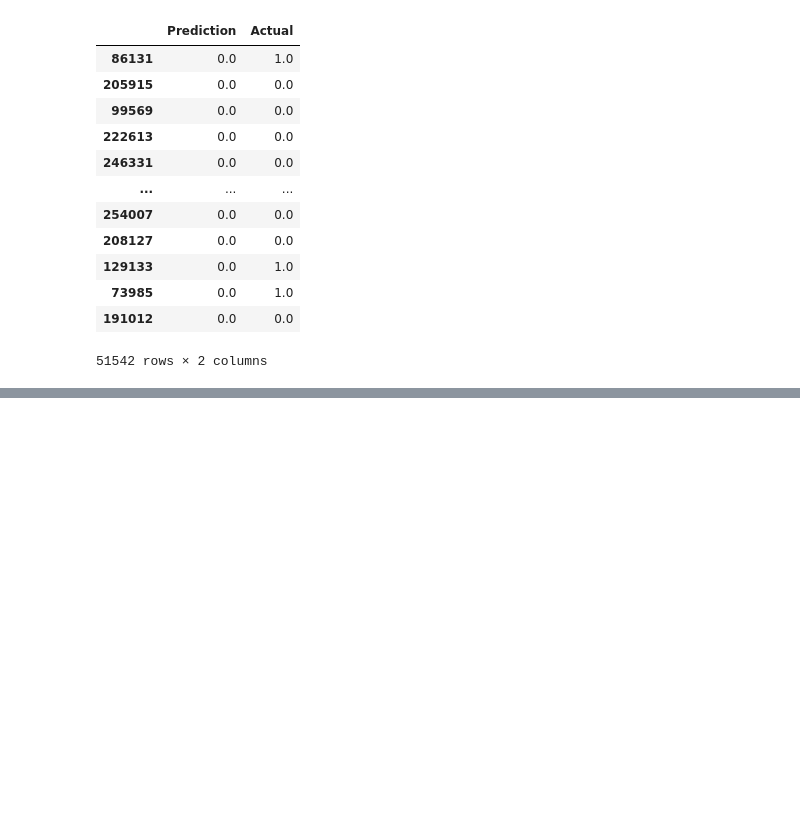
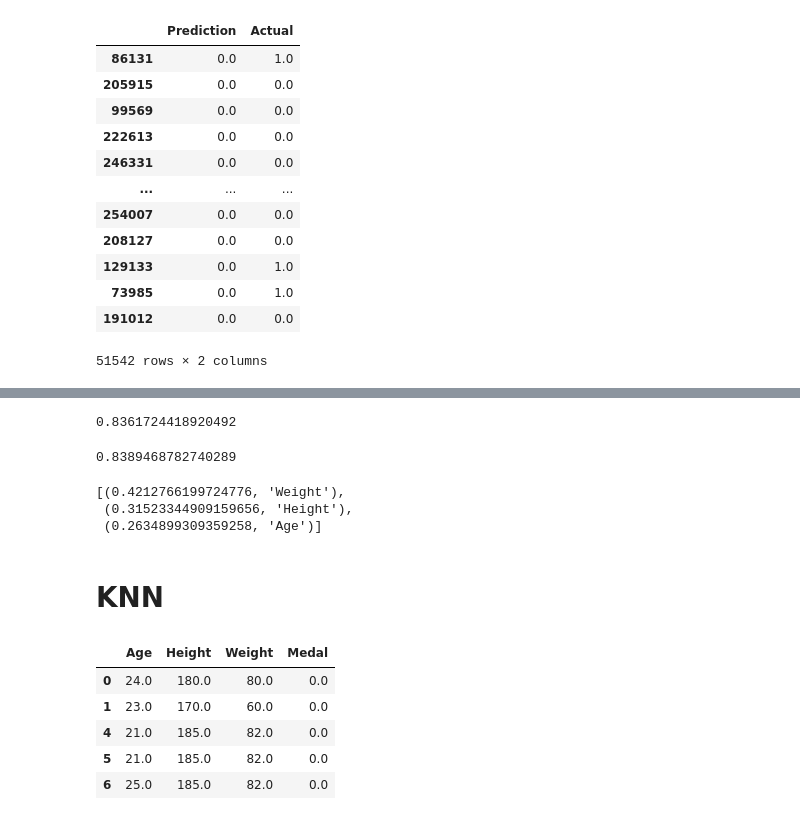
Before and after one commit to diannejardinez/Olympic_Data_machine_learning, a Jupyter notebook: olympic medalists.ipynb, the cells around one changed output, grey strips where cells are left out. Drawn from its saved outputs; the diff is of its cells as text; code cells hidden in the pictures; blank space fills up the shorter version.

```diff
--- a/olympic medalists.ipynb
+++ b/olympic medalists.ipynb
@@ -157,0 +188,31 @@ Testing Data Score: 0.8534011097745527
+# %%
+clf = tree.DecisionTreeClassifier()
+clf = clf.fit(X_train, y_train)
+clf.score(X_test, y_test)
+# %% [output]
+0.8361724418920492
+# %%
+from sklearn.ensemble import RandomForestClassifier
+rf = RandomForestClassifier(n_estimators=200)
+rf = rf.fit(X_train, y_train)
+rf.score(X_test, y_test)
+# %% [output]
+0.8389468782740289
+# %%
+sorted(zip(rf.feature_importances_, feature_names), reverse=True)
+# %% [output]
+[(0.4212766199724776, 'Weight'),
+ (0.31523344909159656, 'Height'),
+ (0.2634899309359258, 'Age')]
+# %% [markdown]
+# KNN
+# %%
+from sklearn.neighbors import KNeighborsClassifier
+df.head()
+# %% [output]
+|  | Age | Height | Weight | Medal |
+| 0 | 24.0 | 180.0 | 80.0 | 0.0 |
+| 1 | 23.0 | 170.0 | 60.0 | 0.0 |
+| 4 | 21.0 | 185.0 | 82.0 | 0.0 |
+| 5 | 21.0 | 185.0 | 82.0 | 0.0 |
+| 6 | 25.0 | 185.0 | 82.0 | 0.0 |
```
Also changed, not shown: parts of 22 cells of this notebook, 1 other file.
